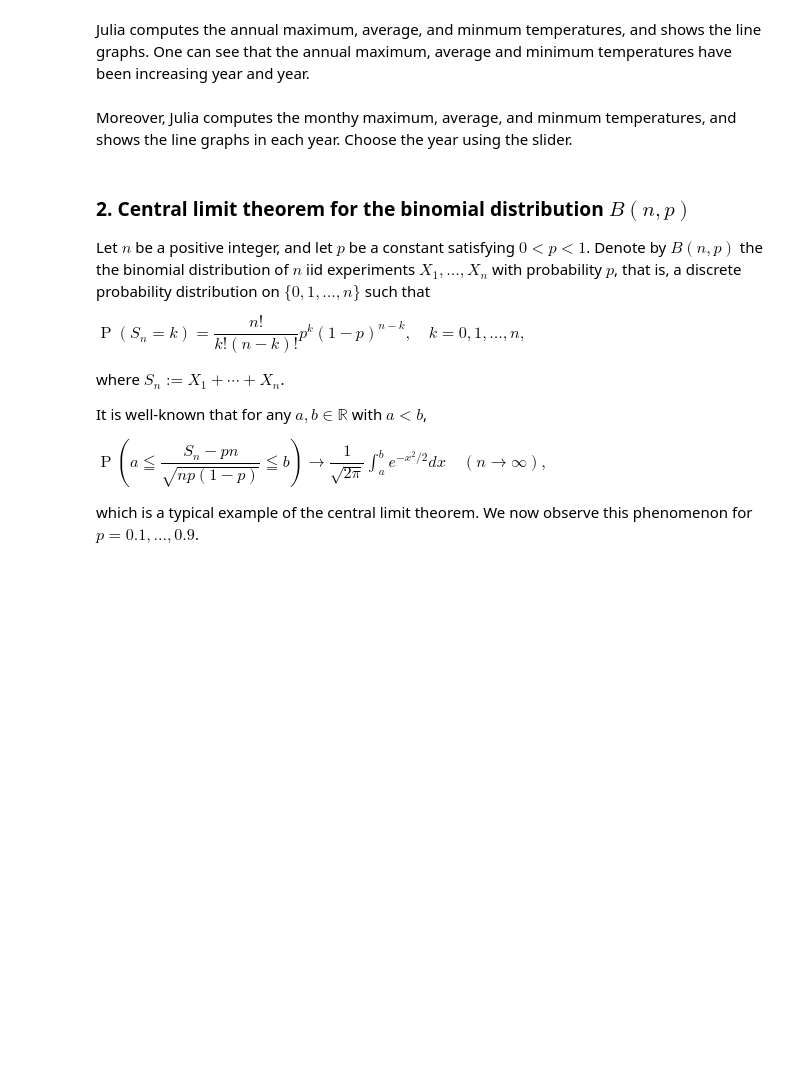
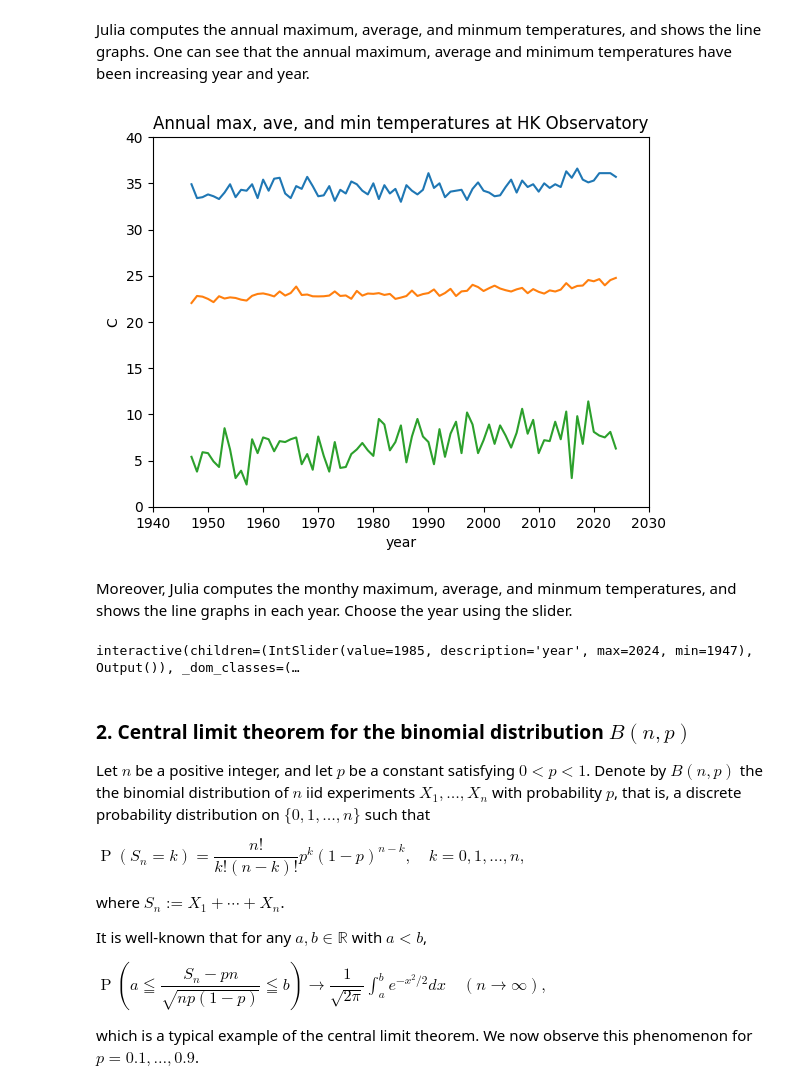
Before and after one commit to fiomfd/ATCM2025, a Jupyter notebook: Data Analysis/python_Data_Analysis.ipynb, the cells around one changed output. Saved outputs shown, nothing was run; the diff lists cells and outputs as text; code cells hidden in the pictures; blank space fills up the shorter version.

```diff
--- a/Data Analysis/python_Data_Analysis.ipynb
+++ b/Data Analysis/python_Data_Analysis.ipynb
@@ -4,6 +4,18 @@
 
 1. Public data and visualization
 2. Central limit theorem
+# %%
+import matplotlib.pyplot as plt
+plt.rcParams["text.usetex"] = False
+import math
+import numpy as np
+import csv
+import pprint
+import pandas as pd
+import requests
+import io
+from ipywidgets import interact, FloatSlider
+from scipy.special import gammaln
 # %% [markdown]
 ### 1. Public data and visualization
 
@@ -21,7 +109,52 @@ of 1884-present at the Hong Kong Observatory. The starting dates of  the theree
 # %% [markdown]
 Julia computes the annual maximum, average, and minmum temperatures, and shows the line graphs. One can see that the annual maximum, average and minimum temperatures have been increasing year and year.
+# %%
+numcols = ["Maximum", "Average", "Minimum"]
+for c in numcols:
+    A_1947_2024[c] = (
+        A_1947_2024[c]
+        .astype(str)
+        .str.replace(r"[^\d\.\-]", "", regex=True)
+        .replace({"": None})
+        .pipe(pd.to_numeric, errors="coerce")
+    );
+
+Y = A_1947_2024.groupby("Year").agg(
+    Ymax=("Maximum", "max"),
+    Yave=("Average", "mean"),
+    Ymin=("Minimum", "min")
+)
+
+plt.plot(Y)
+plt.title("Annual max, ave, and min temperatures at HK Observatory");
+plt.xlim([1940,2030]);
+plt.ylim([0,40]);
+plt.xlabel("year");
+plt.ylabel("C");
+# %% [output]
+[figure, added]
 # %% [markdown]
 Moreover, Julia computes the monthy maximum, average, and minmum temperatures, and shows the line graphs in each year. Choose the year using the slider.
+# %%
+M = A_1947_2024.groupby(["Year","Month"]).agg(
+    Mmax=("Maximum", "max"),
+    Mave=("Average", "mean"),
+    Mmin=("Minimum", "min")
+);
+
+def hktemp(year):
+    plt.title("Monthly max, ave, and min temperatures at HK Observatory")
+    plt.plot(M.loc[year])
+    plt.ylim([0,40])
+    plt.xticks([1,2,3,4,5,6,7,8,9,10,11,12])
+    plt.yticks([0,5,10,15,20,25,30,35,40])
+    plt.xlabel("month");
+    plt.ylabel("C");
+    plt.grid(False)
+    plt.show()
+interact(hktemp,year=(1947, 2024));
+# %% [output]
+interactive(children=(IntSlider(value=1985, description='year', max=2024, min=1947), Output()), _dom_classes=(…
 # %% [markdown]
 ### 2. Central limit theorem for the binomial distribution $B(n,p)$
 Let $n$ be a positive integer, and let $p$ be a constant satisfying $0 < p < 1$.
```
Also changed, not shown: parts of 2 cells of this notebook.
